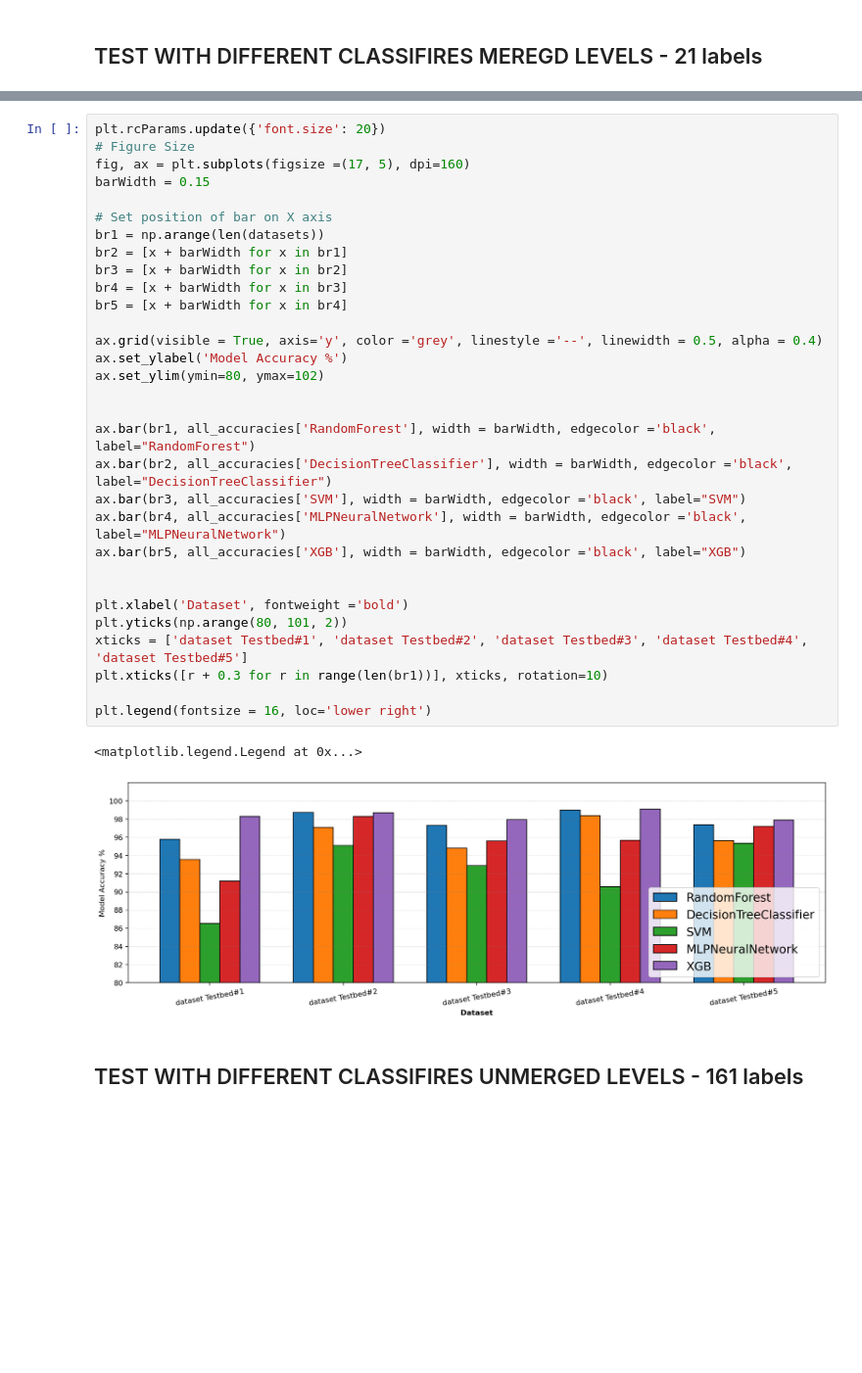
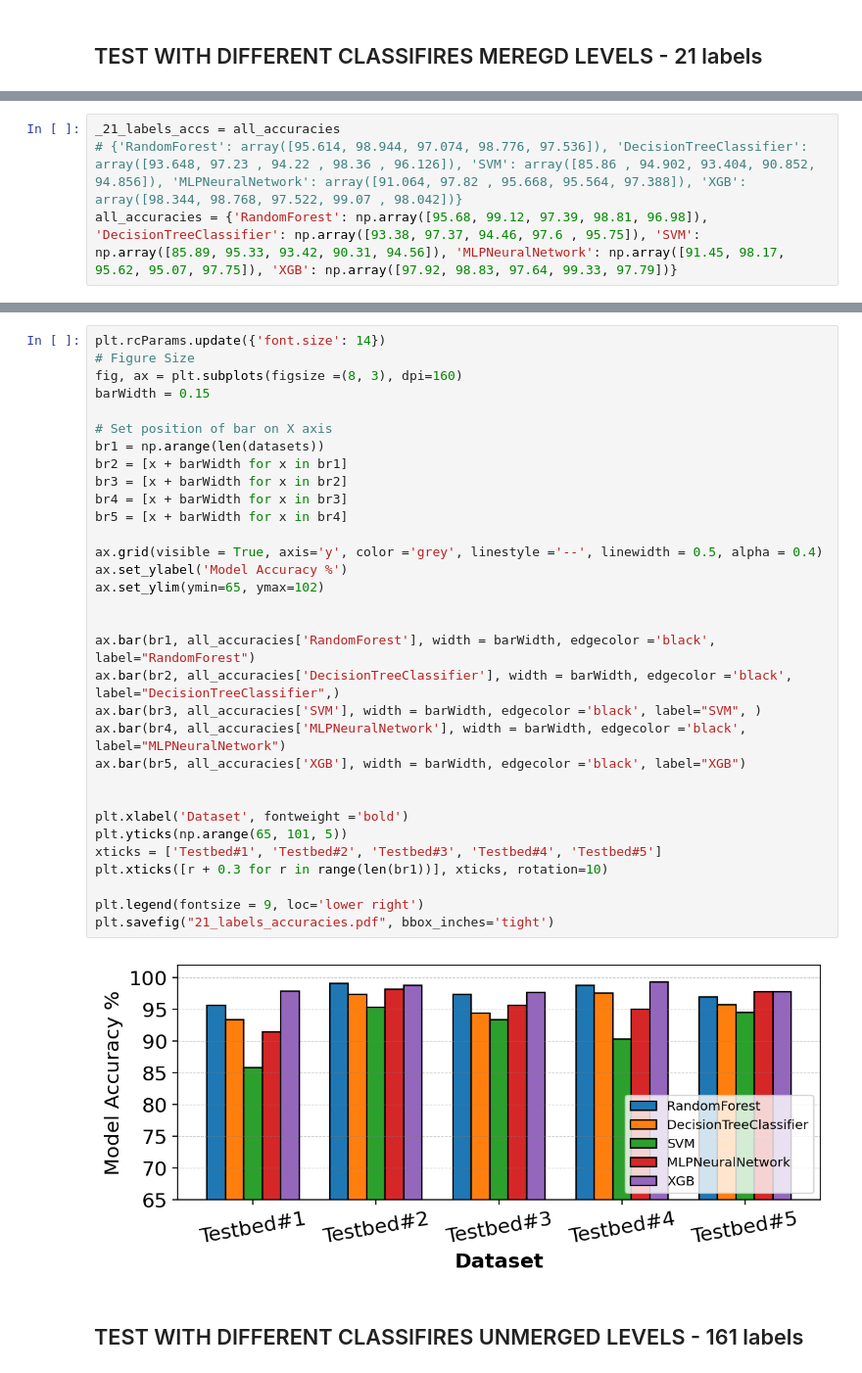
Before and after one commit to EhsanSaZ/BottleneckDetection, a Jupyter notebook: prototype/bottleneck_3.ipynb, the cells around one changed output, grey strips where cells are left out. Shown at 98% size. Saved outputs shown, nothing was run; the diff lists cells and outputs as text; blank space fills up the shorter version.

```diff
--- a/prototype/bottleneck_3.ipynb
+++ b/prototype/bottleneck_3.ipynb
@@ -180,0 +218,4 @@ run DecisionTreeClassifier model for dataset: wisconsin_hdd_ssd_merged
+# %%
+_21_labels_accs = all_accuracies
+# {'RandomForest': array([95.614, 98.944, 97.074, 98.776, 97.536]), 'DecisionTreeClassifier': array([93.648, 97.23 , 94.22 , 98.36 , 96.126]), 'SVM': array([85.86 , 94.902, 93.404, 90.852, 94.856]), 'MLPNeuralNetwork': array([91.064, 97.82 , 95.668, 95.564, 97.388]), 'XGB': array([98.344, 98.768, 97.522, 99.07 , 98.042])}
+all_accuracies = {'RandomForest': np.array([95.68, 99.12, 97.39, 98.81, 96.98]), 'DecisionTreeClassifier': np.array([93.38, 97.37, 94.46, 97.6 , 95.75]), 'SVM': np.array([85.89, 95.33, 93.42, 90.31, 94.56]), 'MLPNeuralNetwork': np.array([91.45, 98.17, 95.62, 95.07, 97.75]), 'XGB': np.array([97.92, 98.83, 97.64, 99.33, 97.79])}
@@ -181,37 +233,37 @@ run DecisionTreeClassifier model for dataset: wisconsin_hdd_ssd_merged
 # %%
-plt.rcParams.update({'font.size': 20})
+plt.rcParams.update({'font.size': 14})
 # Figure Size
-fig, ax = plt.subplots(figsize =(17, 5), dpi=160)
+fig, ax = plt.subplots(figsize =(8, 3), dpi=160)
 barWidth = 0.15
 
 # Set position of bar on X axis
 br1 = np.arange(len(datasets))
 br2 = [x + barWidth for x in br1]
 br3 = [x + barWidth for x in br2]
 br4 = [x + barWidth for x in br3]
 br5 = [x + barWidth for x in br4]
 
 ax.grid(visible = True, axis='y', color ='grey', linestyle ='--', linewidth = 0.5, alpha = 0.4)
 ax.set_ylabel('Model Accuracy %')
-ax.set_ylim(ymin=80, ymax=102)
+ax.set_ylim(ymin=65, ymax=102)
 
 
 ax.bar(br1, all_accuracies['RandomForest'], width = barWidth, edgecolor ='black', label="RandomForest")
-ax.bar(br2, all_accuracies['DecisionTreeClassifier'], width = barWidth, edgecolor ='black', label="DecisionTreeClassifier")
-ax.bar(br3, all_accuracies['SVM'], width = barWidth, edgecolor ='black', label="SVM")
+ax.bar(br2, all_accuracies['DecisionTreeClassifier'], width = barWidth, edgecolor ='black', label="DecisionTreeClassifier",)
+ax.bar(br3, all_accuracies['SVM'], width = barWidth, edgecolor ='black', label="SVM", )
 ax.bar(br4, all_accuracies['MLPNeuralNetwork'], width = barWidth, edgecolor ='black', label="MLPNeuralNetwork")
 ax.bar(br5, all_accuracies['XGB'], width = barWidth, edgecolor ='black', label="XGB")
 
 
 plt.xlabel('Dataset', fontweight ='bold')
-plt.yticks(np.arange(80, 101, 2))
-xticks = ['dataset Testbed#1', 'dataset Testbed#2', 'dataset Testbed#3', 'dataset Testbed#4', 'dataset Testbed#5']
+plt.yticks(np.arange(65, 101, 5))
+xticks = ['Testbed#1', 'Testbed#2', 'Testbed#3', 'Testbed#4', 'Testbed#5']
 plt.xticks([r + 0.3 for r in range(len(br1))], xticks, rotation=10)
 
-plt.legend(fontsize = 16, loc='lower right')
+plt.legend(fontsize = 9, loc='lower right')
+plt.savefig("21_labels_accuracies.pdf", bbox_inches='tight')
 # %% [output]
-<matplotlib.legend.Legend at 0x...>
-[figure, old version]
+[figure, new version]
 # %% [markdown]
 ## TEST WITH DIFFERENT CLASSIFIRES UNMERGED LEVELS - 161 labels
 # %%
```
Also changed, not shown: parts of 24 cells of this notebook.
